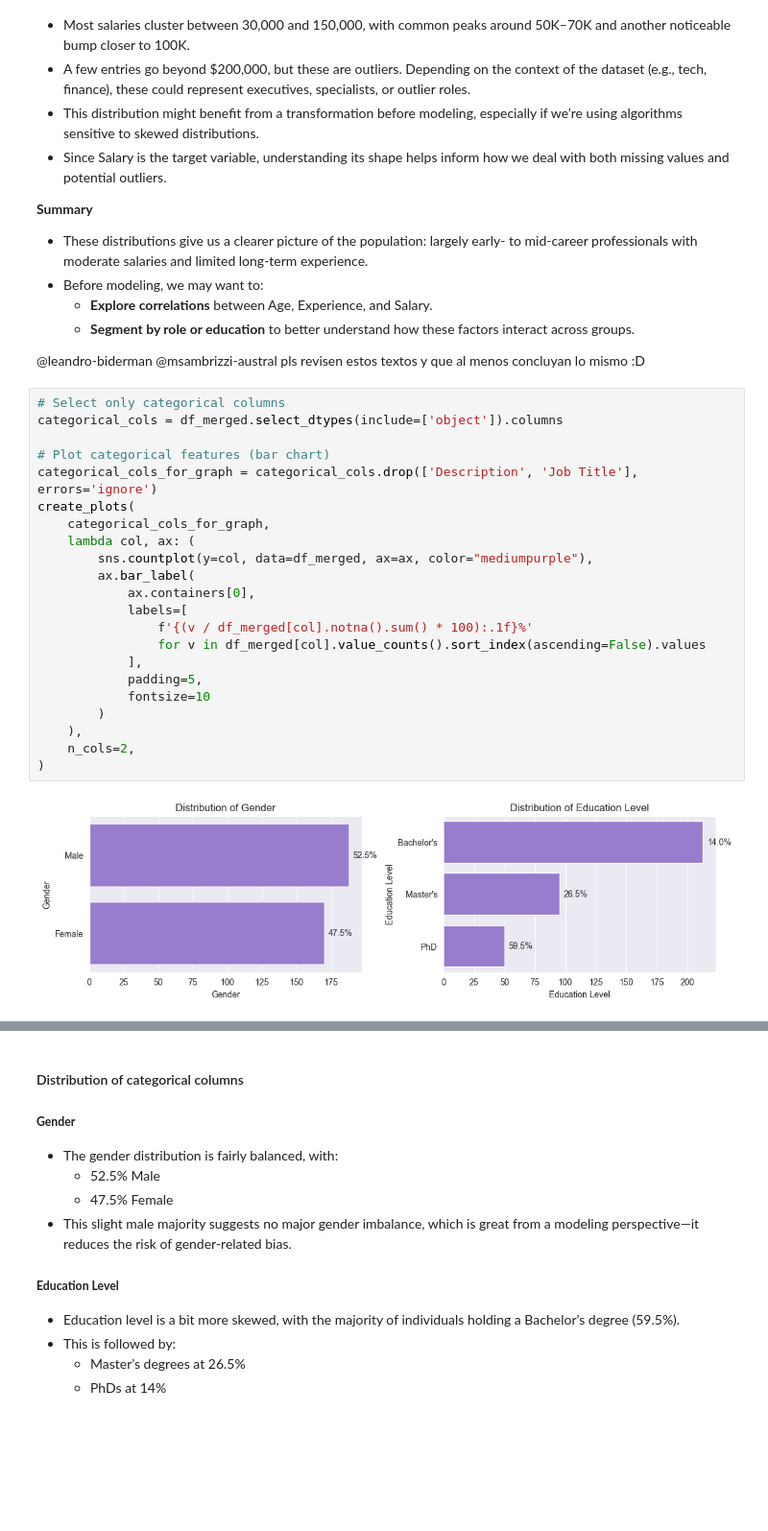
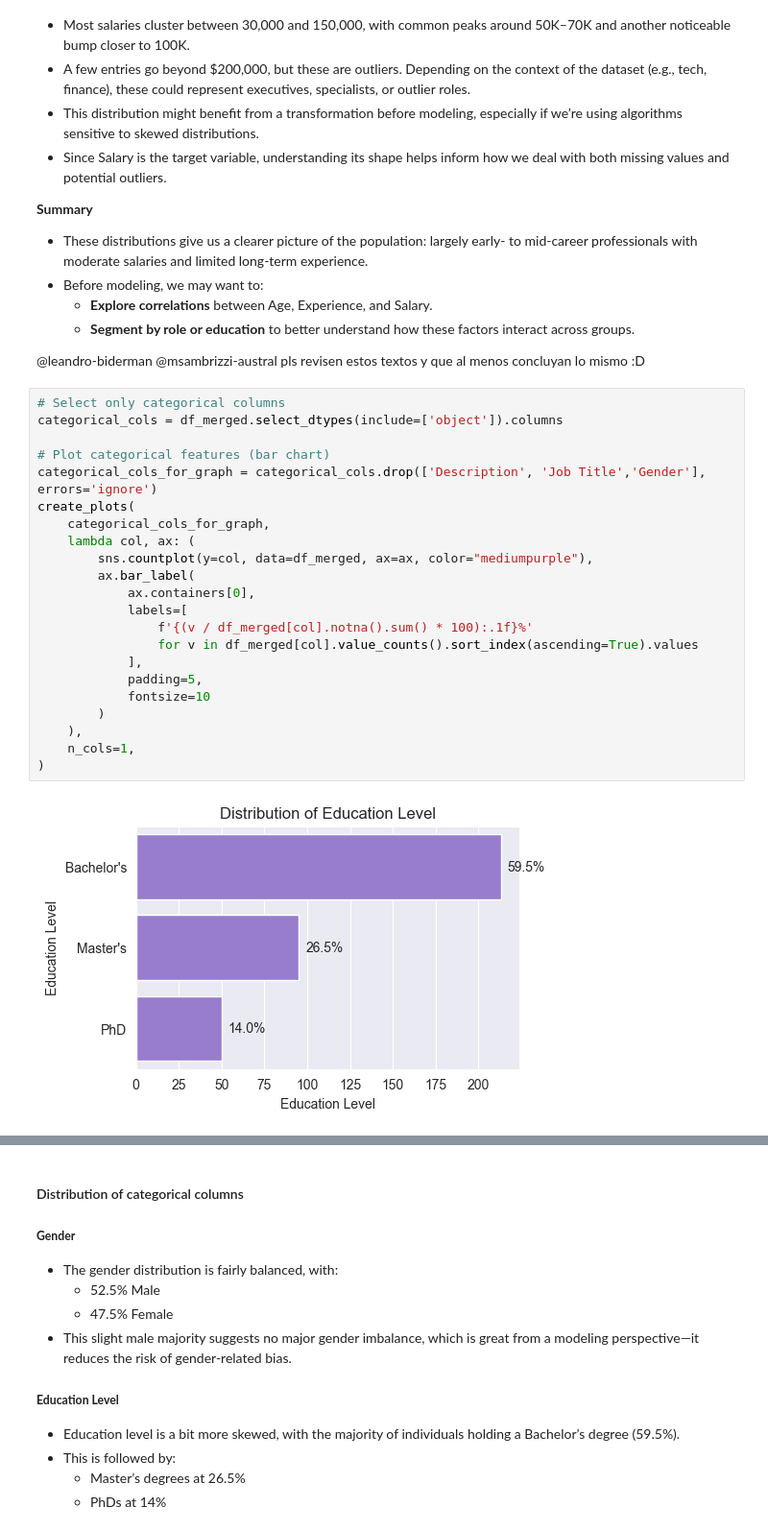
Before and after one commit to leonardoheis/fau_predic_salario, a Jupyter notebook: notebooks/main.ipynb, the cells around one changed output, grey strips where cells are left out. Shown at 96% size. Saved outputs shown, nothing was run; the diff lists cells and outputs as text; blank space fills up the shorter version.

```diff
--- a/notebooks/main.ipynb
+++ b/notebooks/main.ipynb
@@ -410,27 +411,27 @@ plot_distributions(df_merged)
   - **Segment by role or education** to better understand how these factors interact across groups.
 
 @leandro-biderman @msambrizzi-austral pls revisen estos textos y que al menos concluyan lo mismo :D
-# %%
-# Select only categorical columns
-categorical_cols = df_merged.select_dtypes(include=['object']).columns
-
-# Plot categorical features (bar chart)
-categorical_cols_for_graph = categorical_cols.drop(['Description', 'Job Title'], errors='ignore')
-create_plots(
-    categorical_cols_for_graph,
-    lambda col, ax: (
-        sns.countplot(y=col, data=df_merged, ax=ax, color="mediumpurple"),
-        ax.bar_label(
-            ax.containers[0],
-            labels=[
-                f'{(v / df_merged[col].notna().sum() * 100):.1f}%'
-                for v in df_merged[col].value_counts().sort_index(ascending=False).values
-            ],
-            padding=5,
-            fontsize=10
-        )
-    ),
-    n_cols=2,
-)
-# %% [output]
-[figure, removed]
+# %%
+# Select only categorical columns
+categorical_cols = df_merged.select_dtypes(include=['object']).columns
+
+# Plot categorical features (bar chart)
+categorical_cols_for_graph = categorical_cols.drop(['Description', 'Job Title','Gender'], errors='ignore')
+create_plots(
+    categorical_cols_for_graph,
+    lambda col, ax: (
+        sns.countplot(y=col, data=df_merged, ax=ax, color="mediumpurple"),
+        ax.bar_label(
+            ax.containers[0],
+            labels=[
+                f'{(v / df_merged[col].notna().sum() * 100):.1f}%'
+                for v in df_merged[col].value_counts().sort_index(ascending=True).values
+            ],
+            padding=5,
+            fontsize=10
+        )
+    ),
+    n_cols=1,
+)
+# %% [output]
+[figure, added]
```
Also changed, not shown: parts of 19 cells of this notebook, 1 other file.
